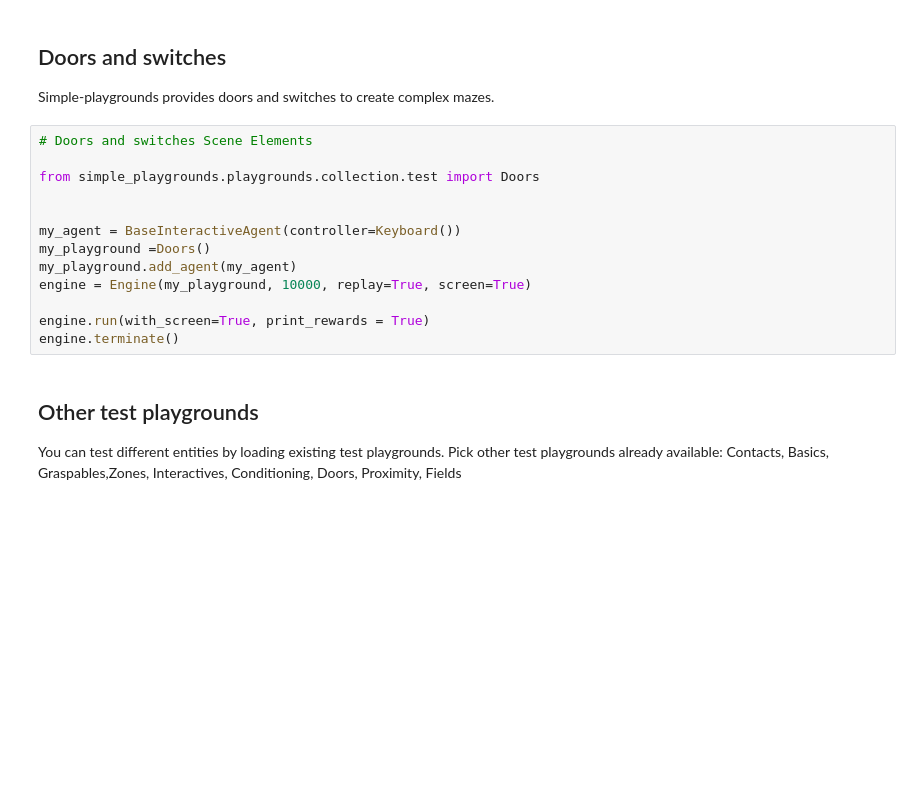
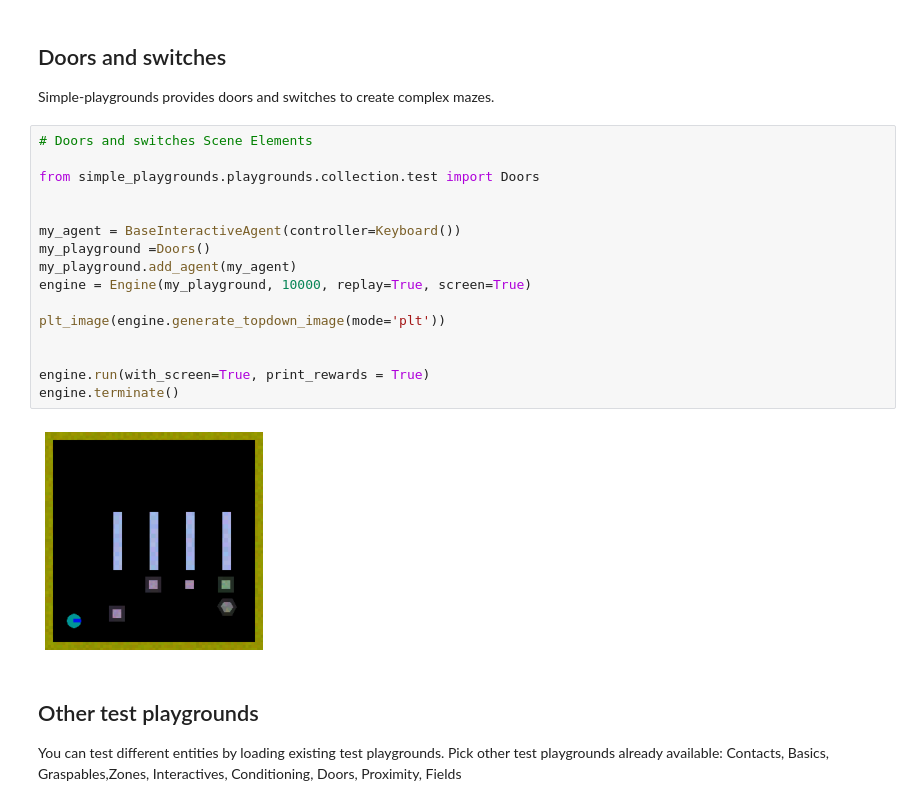
Before and after one commit to gaorkl/simple-playgrounds, a Jupyter notebook: tutorials/jupyter/03_SceneElements.ipynb, the cells around one changed output. Saved outputs shown, nothing was run; the diff lists cells and outputs as text; blank space fills up the shorter version.

```diff
--- a/tutorials/jupyter/03_SceneElements.ipynb
+++ b/tutorials/jupyter/03_SceneElements.ipynb
@@ -92,16 +90,21 @@ Simple-playgrounds provides doors and switches to create complex mazes.
 # %%
 # Doors and switches Scene Elements
 
 from simple_playgrounds.playgrounds.collection.test import Doors
 
 
 my_agent = BaseInteractiveAgent(controller=Keyboard())
 my_playground =Doors()
 my_playground.add_agent(my_agent)
 engine = Engine(my_playground, 10000, replay=True, screen=True)
 
+plt_image(engine.generate_topdown_image(mode='plt'))
+
+
 engine.run(with_screen=True, print_rewards = True)
 engine.terminate()
+# %% [output]
+[figure, added]
 # %% [markdown]
 ## Other test playgrounds
 
```
Also changed, not shown: parts of 4 cells of this notebook, 15 other files.
